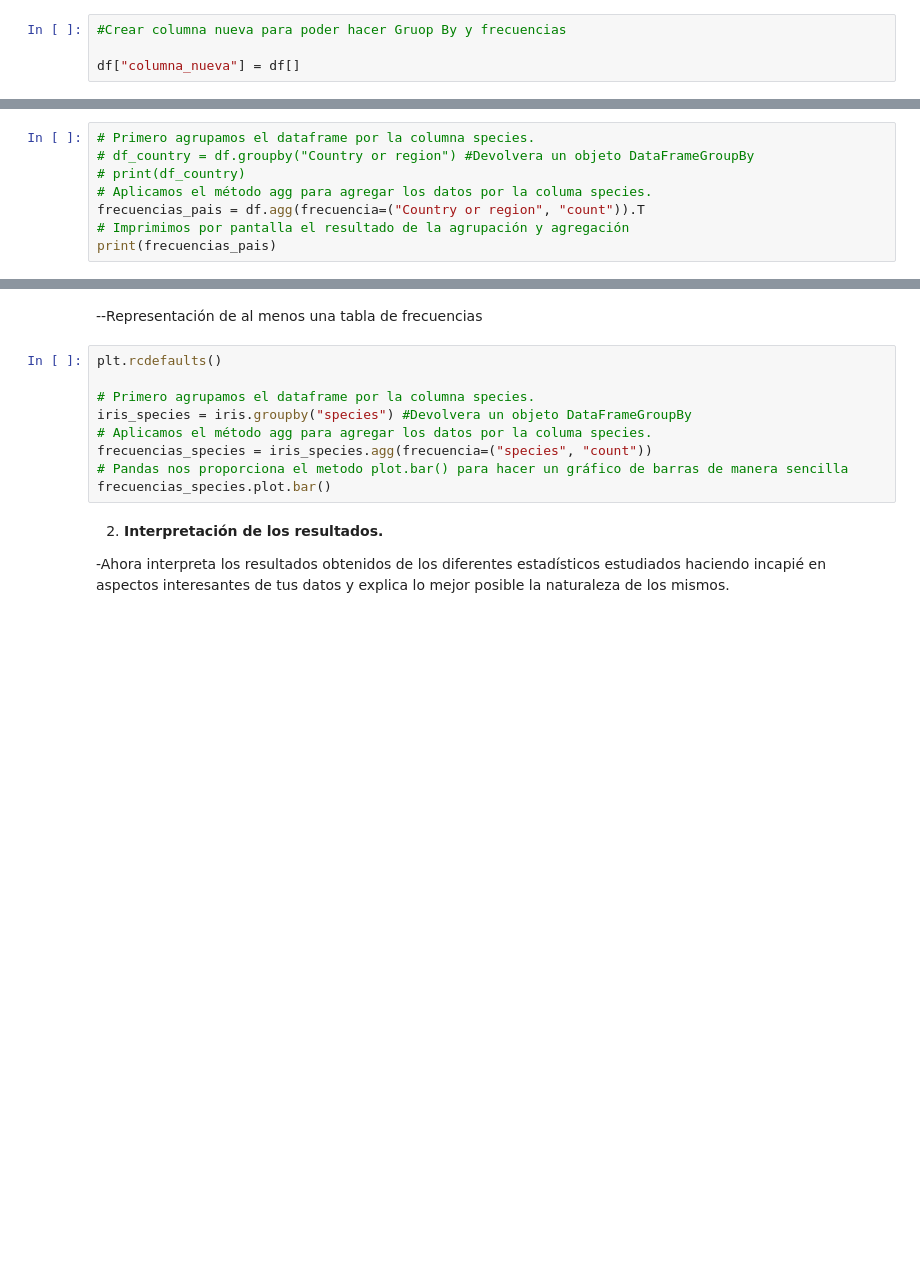
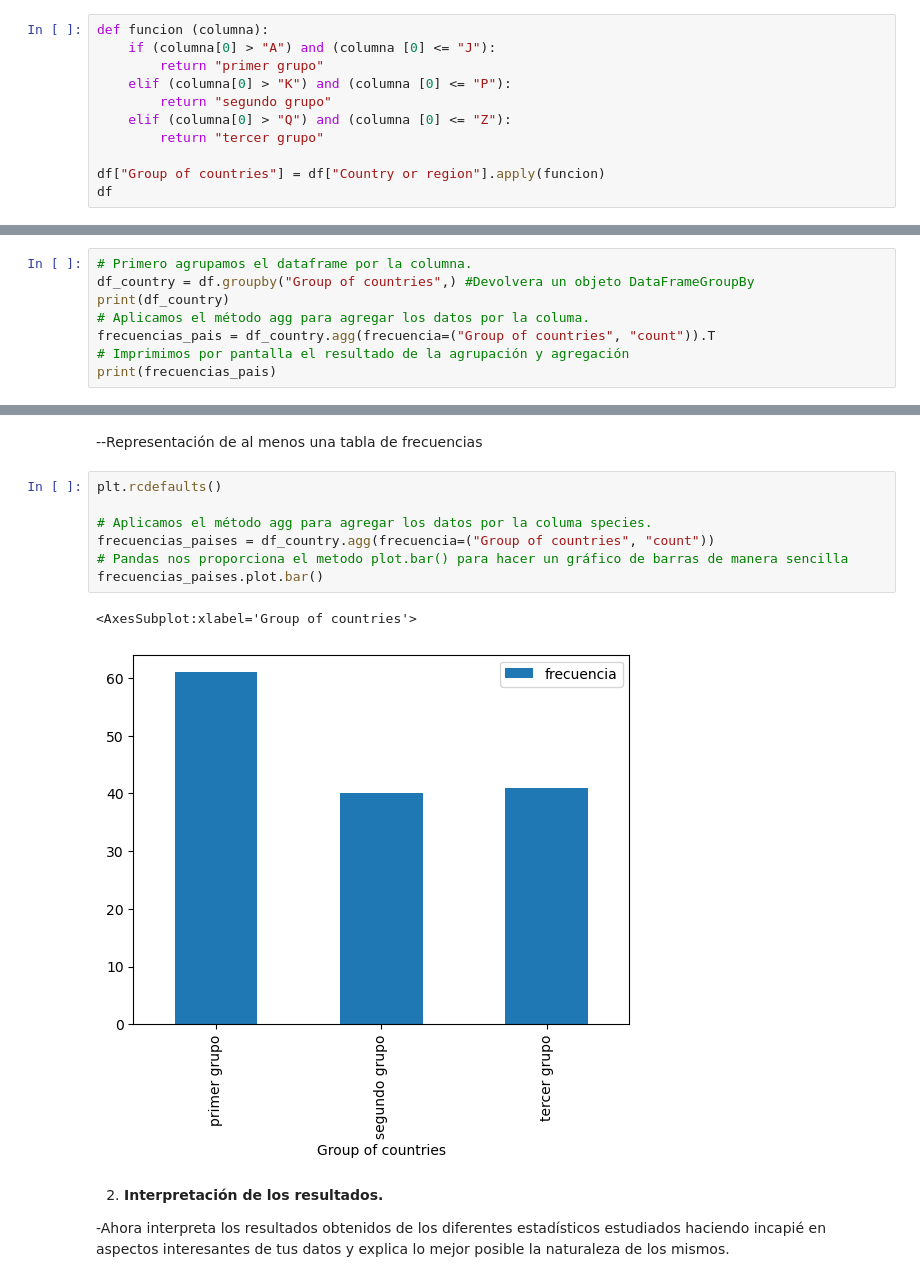
Before and after one commit to Adalab/Adalab-DA-promo-A-module-2-pairprog-2-pair-1-Guada_Lara, a Jupyter notebook: ESTADÍSTICA/Pair_programming_estadistica_2.ipynb, the cells around one changed output, grey strips where cells are left out. Saved outputs shown, nothing was run; the diff lists cells and outputs as text; blank space fills up the shorter version.

```diff
--- a/ESTADÍSTICA/Pair_programming_estadistica_2.ipynb
+++ b/ESTADÍSTICA/Pair_programming_estadistica_2.ipynb
@@ -26,4 +31,11 @@ df_proyecto.head(3)
-# %%
-#Crear columna nueva para poder hacer Gruop By y frecuencias
-
-df["columna_nueva"] = df[]
+# %%
+def funcion (columna):
+    if (columna[0] > "A") and (columna [0] <= "J"):
+        return "primer grupo"
+    elif (columna[0] > "K") and (columna [0] <= "P"):
+        return "segundo grupo"
+    elif (columna[0] > "Q") and (columna [0] <= "Z"):
+        return "tercer grupo"
+
+df["Group of countries"] = df["Country or region"].apply(funcion)
+df
@@ -148,11 +174,11 @@ df.describe(include="O")
 | top | Finland |
 | freq | 1 |
 # %%
-# Primero agrupamos el dataframe por la columna species.
-# df_country = df.groupby("Country or region") #Devolvera un objeto DataFrameGroupBy
-# print(df_country)
-# Aplicamos el método agg para agregar los datos por la columa species.
-frecuencias_pais = df.agg(frecuencia=("Country or region", "count")).T
+# Primero agrupamos el dataframe por la columna.
+df_country = df.groupby("Group of countries",) #Devolvera un objeto DataFrameGroupBy
+print(df_country)
+# Aplicamos el método agg para agregar los datos por la columa.
+frecuencias_pais = df_country.agg(frecuencia=("Group of countries", "count")).T
 # Imprimimos por pantalla el resultado de la agrupación y agregación
 print(frecuencias_pais)
 # %% [output]
@@ -191,12 +221,13 @@ iris_sepal_lengths
 # %%
 plt.rcdefaults()
 
-# Primero agrupamos el dataframe por la columna species.
-iris_species = iris.groupby("species") #Devolvera un objeto DataFrameGroupBy
 # Aplicamos el método agg para agregar los datos por la columa species.
-frecuencias_species = iris_species.agg(frecuencia=("species", "count"))
+frecuencias_paises = df_country.agg(frecuencia=("Group of countries", "count"))
 # Pandas nos proporciona el metodo plot.bar() para hacer un gráfico de barras de manera sencilla
-frecuencias_species.plot.bar()
+frecuencias_paises.plot.bar()
+# %% [output]
+<AxesSubplot:xlabel='Group of countries'>
+[figure, added]
 # %% [markdown]
 2. **Interpretación de los resultados.**
 
```
Also changed, not shown: parts of 6 cells of this notebook.
